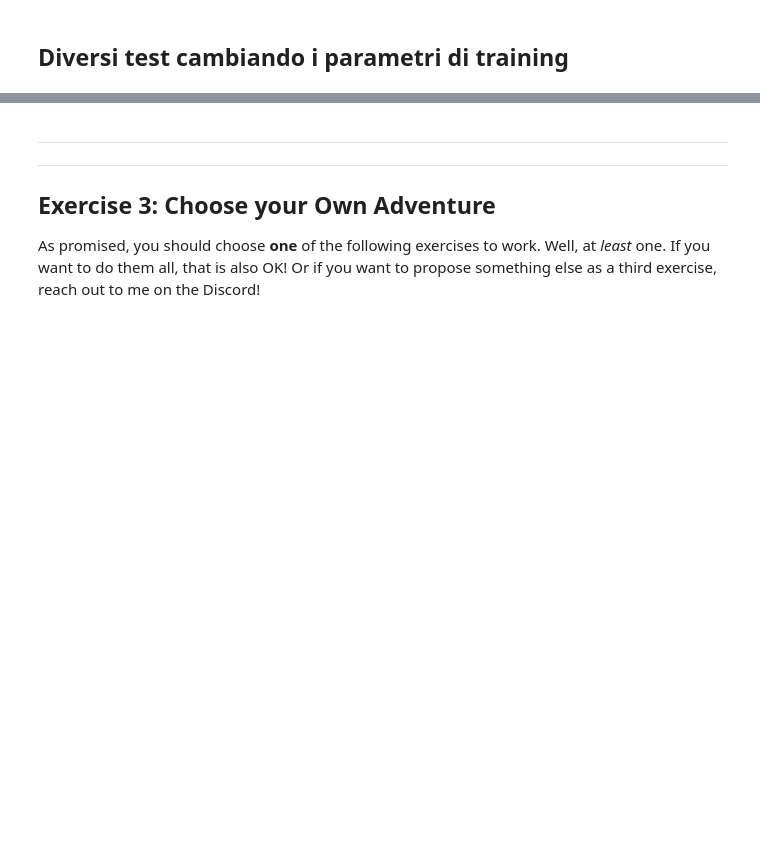
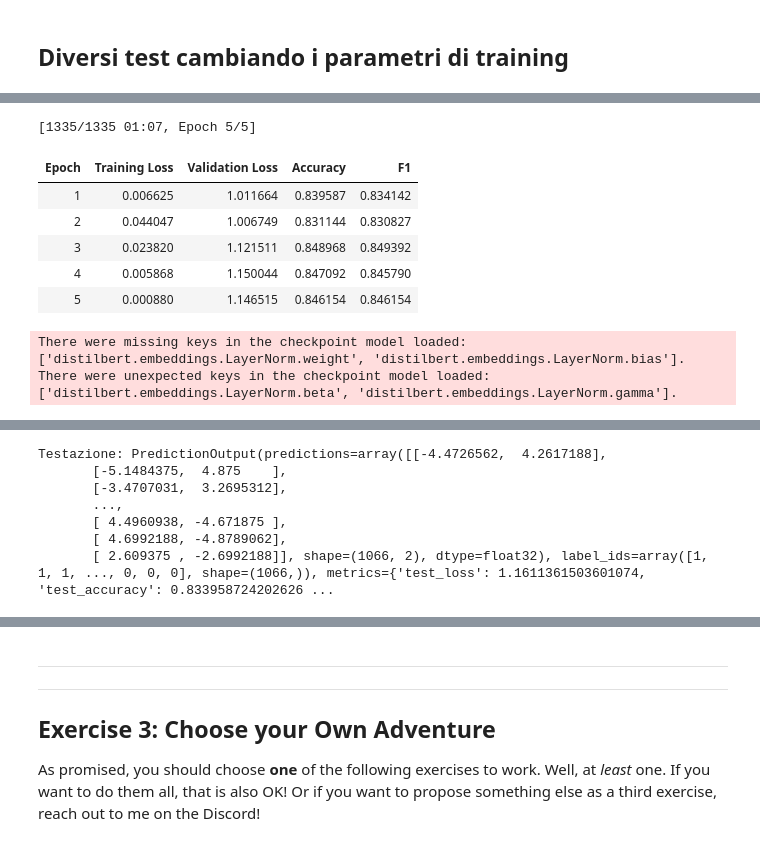
Before and after one commit to Pennelli02/DLA_Labs, a Jupyter notebook: Lab2/DLA-Lab2.ipynb, the cells around one changed output, grey strips where cells are left out. Saved outputs shown, nothing was run; the diff lists cells and outputs as text; code cells hidden in the pictures; blank space fills up the shorter version.

```diff
--- a/Lab2/DLA-Lab2.ipynb
+++ b/Lab2/DLA-Lab2.ipynb
@@ -912,34 +931,44 @@ train_args = TrainingArguments(
     learning_rate=2e-5,
     lr_scheduler_type="cosine",
     weight_decay=0.01,
     optim="adamw_torch",
     #warmup_ratio=0.1,            # importante per stabilità
 
     # Batch & Epoche
     per_device_train_batch_size=32,
     per_device_eval_batch_size=32,
     num_train_epochs=5,
 
     # Salvataggio
     save_strategy="epoch",
     save_total_limit=2,  # tiene solo i 2 migliori checkpoint (risparmia disco)
 
-    # Hardware
+    # HardwareS
     use_cpu=False,
-    fp16=True,  # mixed precision: più veloce su GPU moderna
+    bf16=True,  # mixed precision: più veloce su GPU moderna
 
     # Logging
     report_to="tensorboard",
     logging_strategy="steps",
     logging_steps=25,
 
     # Valutazione
     do_eval=True,
     eval_strategy="epoch",
     load_best_model_at_end=True,
     metric_for_best_model="f1",
     greater_is_better=True,  # dice al Trainer che F1 più alto = meglio
 )
-(val_rs, test_rs) =finetunepipe(train_args)
-print(f"Validazione: {val_rs}")
+test_rs =finetunepipe(train_args)
+#print(f"Validazione: {val_rs}")
 print(f"Testazione: {test_rs}")
+# %% [output]
+[1335/1335 01:07, Epoch 5/5]
+| Epoch | Training Loss | Validation Loss | Accuracy | F1 |
+| 1 | 0.006625 | 1.011664 | 0.839587 | 0.834142 |
+| 2 | 0.044047 | 1.006749 | 0.831144 | 0.830827 |
+| 3 | 0.023820 | 1.121511 | 0.848968 | 0.849392 |
+| 4 | 0.005868 | 1.150044 | 0.847092 | 0.845790 |
+| 5 | 0.000880 | 1.146515 | 0.846154 | 0.846154 |
+There were missing keys in the checkpoint model loaded: ['distilbert.embeddings.LayerNorm.weight', 'distilbert.embeddings.LayerNorm.bias'].
+There were unexpected keys in the checkpoint model loaded: ['distilbert.embeddings.LayerNorm.beta', 'distilbert.embeddings.LayerNorm.gamma'].
@@ -946,3 +976,10 @@ print(f"Testazione: {test_rs}")
+Testazione: PredictionOutput(predictions=array([[-4.4726562,  4.2617188],
+       [-5.1484375,  4.875    ],
+       [-3.4707031,  3.2695312],
+       ...,
+       [ 4.4960938, -4.671875 ],
+       [ 4.6992188, -4.8789062],
+       [ 2.609375 , -2.6992188]], shape=(1066, 2), dtype=float32), label_ids=array([1, 1, 1, ..., 0, 0, 0], shape=(1066,)), metrics={'test_loss': 1.1611361503601074, 'test_accuracy': 0.833958724202626 ...
 # %%
 train_args = TrainingArguments(
     output_dir="./results",
```
Also changed, not shown: parts of 18 cells of this notebook.
